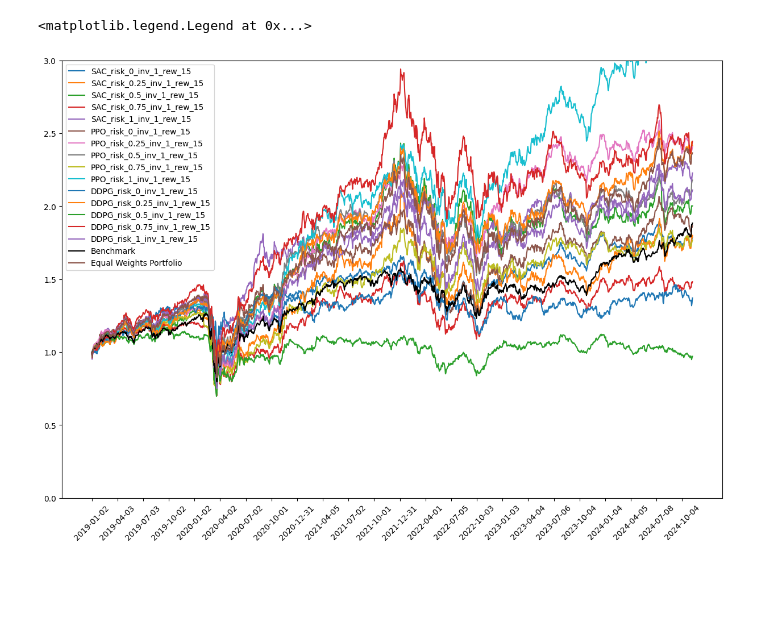
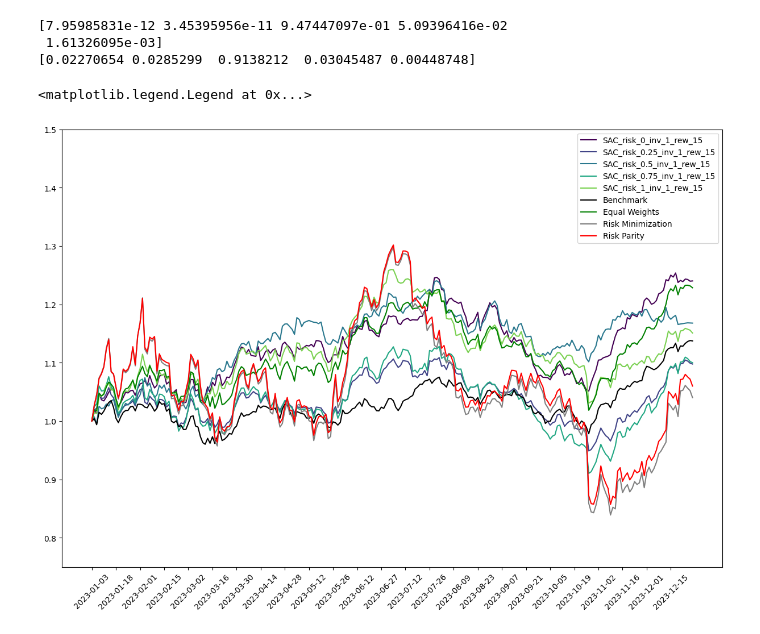
Before and after one commit to sohamviradiya/satan, a Jupyter notebook: evaluate.ipynb, the cells around one changed output. Drawn from its saved outputs; the diff is of its cells as text; code cells hidden in the pictures; blank space fills up the shorter version.

Commit message:
add standard methods

```diff
--- a/evaluate.ipynb
+++ b/evaluate.ipynb
@@ -1,72 +1,69 @@
+# %%
+from std_methods import std_methods
+
+tickers = ['AAPL','JPM','F','PG', 'BA']
+
+equal_weights,min_risk,risk_parity = std_methods(tickers,'1992-01-01','2022-18-31','2023-01-01','2023-12-31')
+# %% [output]
+[7.95985831e-12 3.45395956e-11 9.47447097e-01 5.09396416e-02
+ 1.61326095e-03]
+[0.02270654 0.0285299  0.9138212  0.03045487 0.00448748]
 # %%
 import matplotlib.pyplot as plt
+from stable_baselines3.common.base_class import BaseAlgorithm
+from stable_baselines3.common.vec_env import VecEnv
 import numpy as np
-
-tickers = ['AAPL','JPM','F','PG', 'BA']
 
 investment_period = 1 # each 1 investment days
 reward_period = 15 # each 15 investment periods
 
-def evaluate_model(model,env):
+def evaluate_model(model:BaseAlgorithm,env:VecEnv):
     done = False
     rewards = []
     portfolio_worths = []
     obs = env.reset()
     portfolio_worths.append(1.0)
     while not done:
-        action, _states = model.predict(obs)
+        action, _states = model.predict(obs,deterministic=True)
         obs, reward, done,info = env.step(action)
         portfolio_worths.append(info[0]['porfolio_worth'])
         rewards.append(reward)
     return np.array(rewards),np.array(portfolio_worths)
 # %%
-from stable_baselines3 import PPO,SAC,DDPG
-from enviroment import create_env
+from stable_baselines3 import SAC
+from enviroments.main import create_env
 
-eval_env,eval_dates,eval_benchmark,prices = create_env(tickers,'2019-01-01','2024-12-31',investment_period,reward_period,risk_aversion=0.5)
+eval_env,eval_dates,eval_benchmark,prices = create_env(tickers,'2023-01-01','2023-12-31',investment_period,reward_period,risk_aversion=0.5)
 
 # read models from files at './models'
 models = [
     'SAC_risk_0_inv_1_rew_15',
     'SAC_risk_0.25_inv_1_rew_15',
     'SAC_risk_0.5_inv_1_rew_15',
     'SAC_risk_0.75_inv_1_rew_15',
     'SAC_risk_1_inv_1_rew_15',
-    'PPO_risk_0_inv_1_rew_15',
-    'PPO_risk_0.25_inv_1_rew_15',
-    'PPO_risk_0.5_inv_1_rew_15',
-    'PPO_risk_0.75_inv_1_rew_15',
-    'PPO_risk_1_inv_1_rew_15',
-    'DDPG_risk_0_inv_1_rew_15',
-    'DDPG_risk_0.25_inv_1_rew_15',
-    'DDPG_risk_0.5_inv_1_rew_15',
-    'DDPG_risk_0.75_inv_1_rew_15',
-    'DDPG_risk_1_inv_1_rew_15'
 ]
 
 plt.figure(figsize=(15,10))
 for idx,model_name in enumerate(models):
     model_path = f'././models/{model_name}.zip'
-    if 'SAC' in model_name:
-        model = SAC.load(model_path)
-    elif 'PPO' in model_name:
-        model = PPO.load(model_path)
-    elif 'DDPG' in model_name:
-        model = DDPG.load(model_path)
+    model = SAC.load(model_path)
     rewards,portfolio_worths = evaluate_model(model,eval_env)
-    plt.plot(eval_dates,portfolio_worths, linestyle='-',label=f'{model_name}')
+    plt.plot(eval_dates,portfolio_worths, linestyle='-',label=f'{model_name}', color=plt.cm.viridis(idx/len(models)))
 
 eval_benchmark_relative = eval_benchmark/eval_benchmark[0]
 plt.plot(eval_dates,eval_benchmark_relative,linestyle='-',label='Benchmark', color='black')
 
-relative_prices = [timeline/timeline[0] for timeline in prices]
-equal_weights_portfolio_worths = np.mean(relative_prices,axis=0)
 
-plt.plot(eval_dates,equal_weights_portfolio_worths,linestyle='-',label='Equal Weights Portfolio')
+plt.plot(eval_dates,equal_weights,linestyle='-',label='Equal Weights', color='green')
+plt.plot(eval_dates,min_risk,linestyle='-',label='Risk Minimization', color='grey')
+plt.plot(eval_dates,risk_parity,linestyle='-',label='Risk Parity', color='red')
 
-plt.xticks(eval_dates[::63],rotation=45)
-plt.ylim(0,3)
+
+
+plt.xticks(eval_dates[::(len(eval_dates)//25)],rotation=45)
+plt.ylim(0.75,1.5)
 plt.legend()
 # %% [output]
 <matplotlib.legend.Legend at 0x...>
-[figure, old version]
+[figure, new version]
```
Also changed, not shown: 3 other files.
